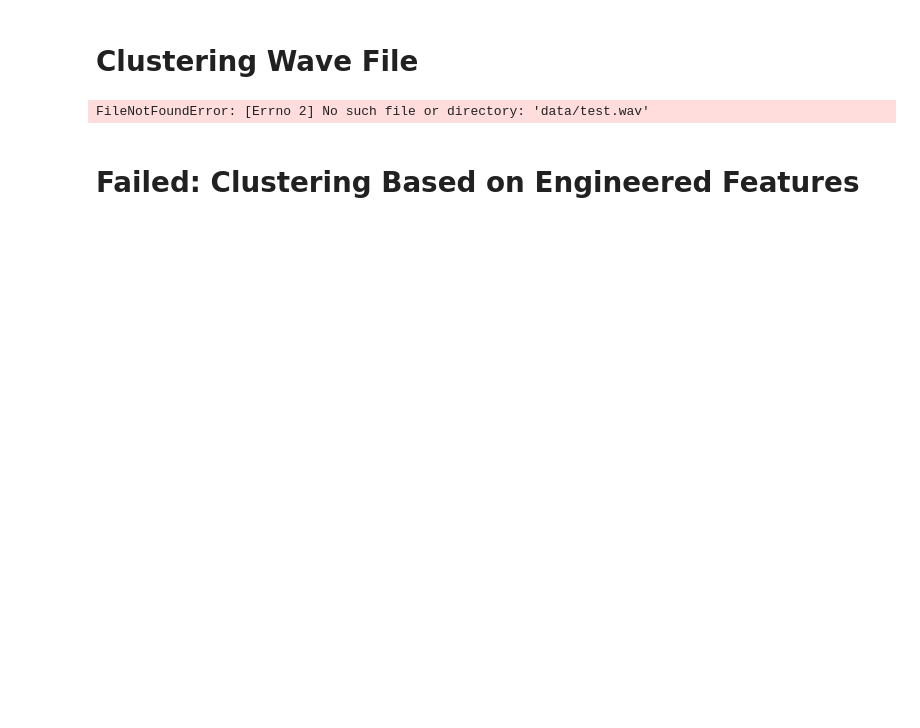
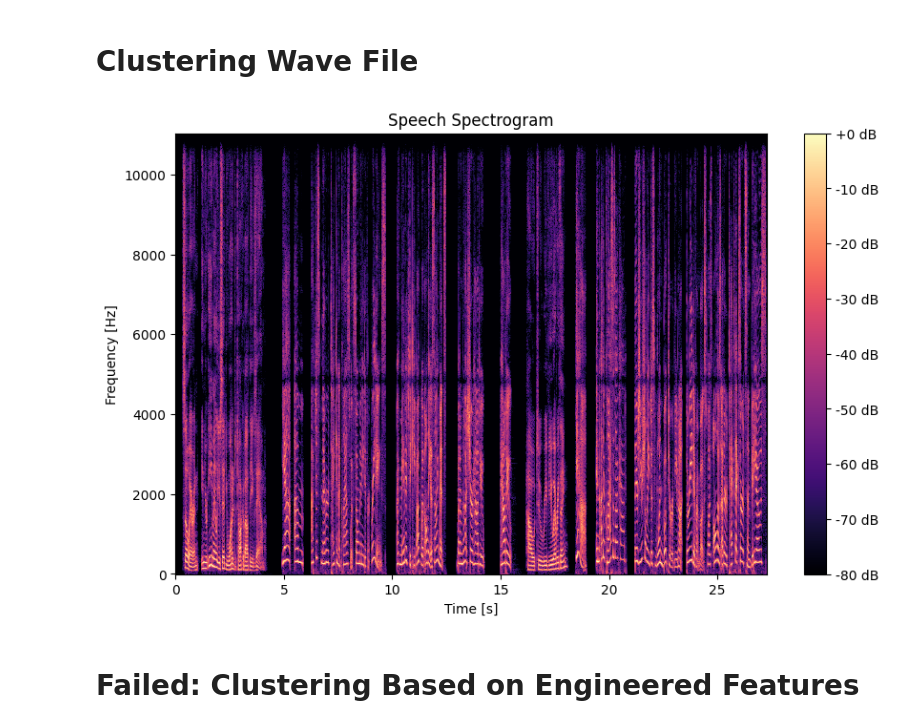
Before and after one commit to jottemka/ds-capstone-speakequal, a Jupyter notebook: jk_speak_equal.ipynb, the cells around one changed output. Cells and saved outputs as stored; diff of their text form; code cells hidden in the pictures; blank space fills up the shorter version.

```diff
--- a/jk_speak_equal.ipynb
+++ b/jk_speak_equal.ipynb
@@ -3,30 +3,31 @@
 # %%
 import librosa
 import librosa.display
 import matplotlib.pyplot as plt
 import numpy as np
 import pandas as pd
 import seaborn as sns
 
 # Load audiofile
-y, sr = librosa.load("data/test.wav")
+y, sr = librosa.load("data/benchmark/wav/test.wav")
 seconds = len(y)/22050
 
 # Short-Time Fourier Transform (STFT)
 S = librosa.stft(y)
 seconds = len(y)/22050
 # Convert amplitudes in decibel
 S_dB = librosa.amplitude_to_db(np.abs(S), ref=np.max)
 
 # Plotting
 plt.figure(figsize=(10, 6))
 librosa.display.specshow(S_dB, sr=sr, x_axis='time', y_axis='hz')
 plt.colorbar(format='%+2.0f dB')
+plt.title('Speech Spectrogram')
 plt.xlabel('Time [s]')
 plt.ylabel('Frequency [Hz]')
 plt.show()
 # %% [output]
-FileNotFoundError: [Errno 2] No such file or directory: 'data/test.wav'
+[figure, added]
 # %% [markdown]
 # Failed: Clustering Based on Engineered Features
 # %%
```
Also changed, not shown: parts of 2 cells of this notebook, 5 other files.
